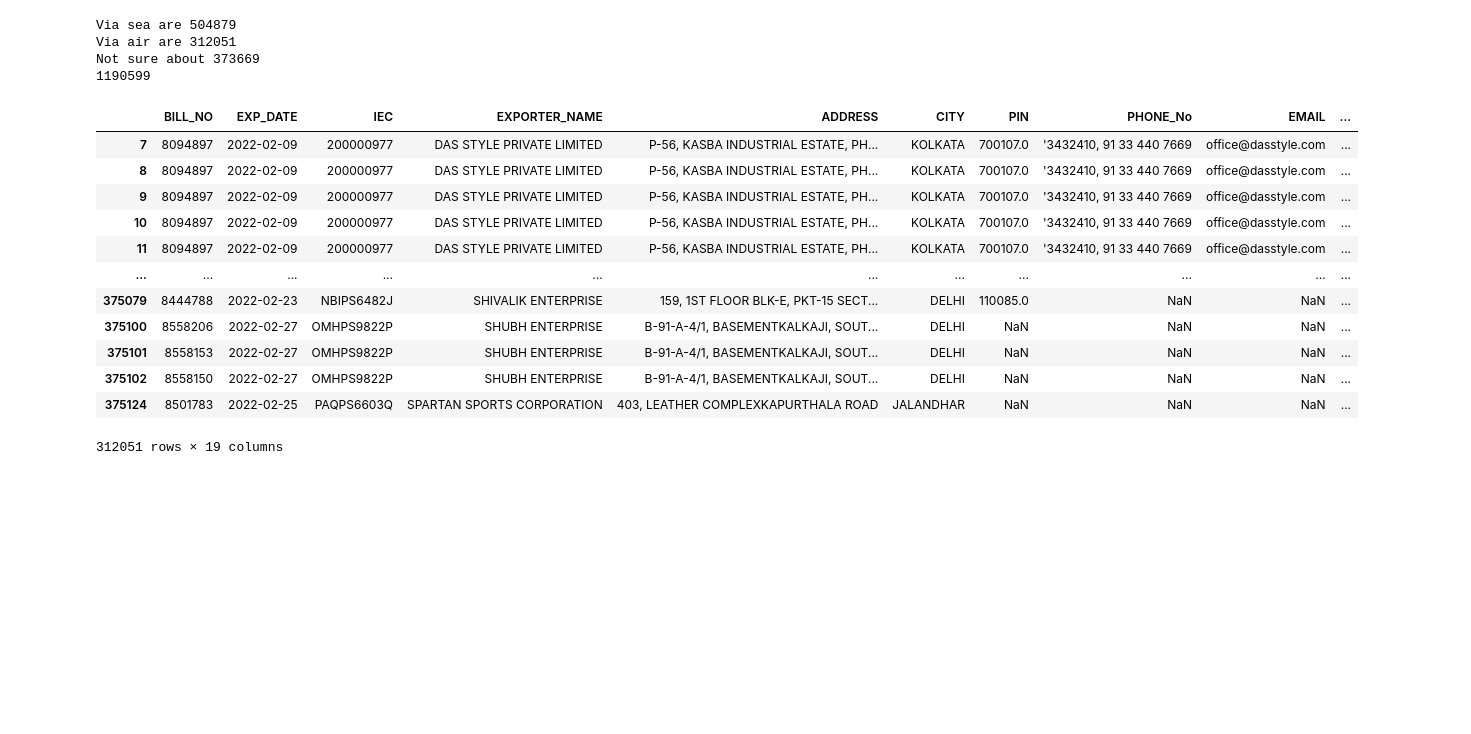
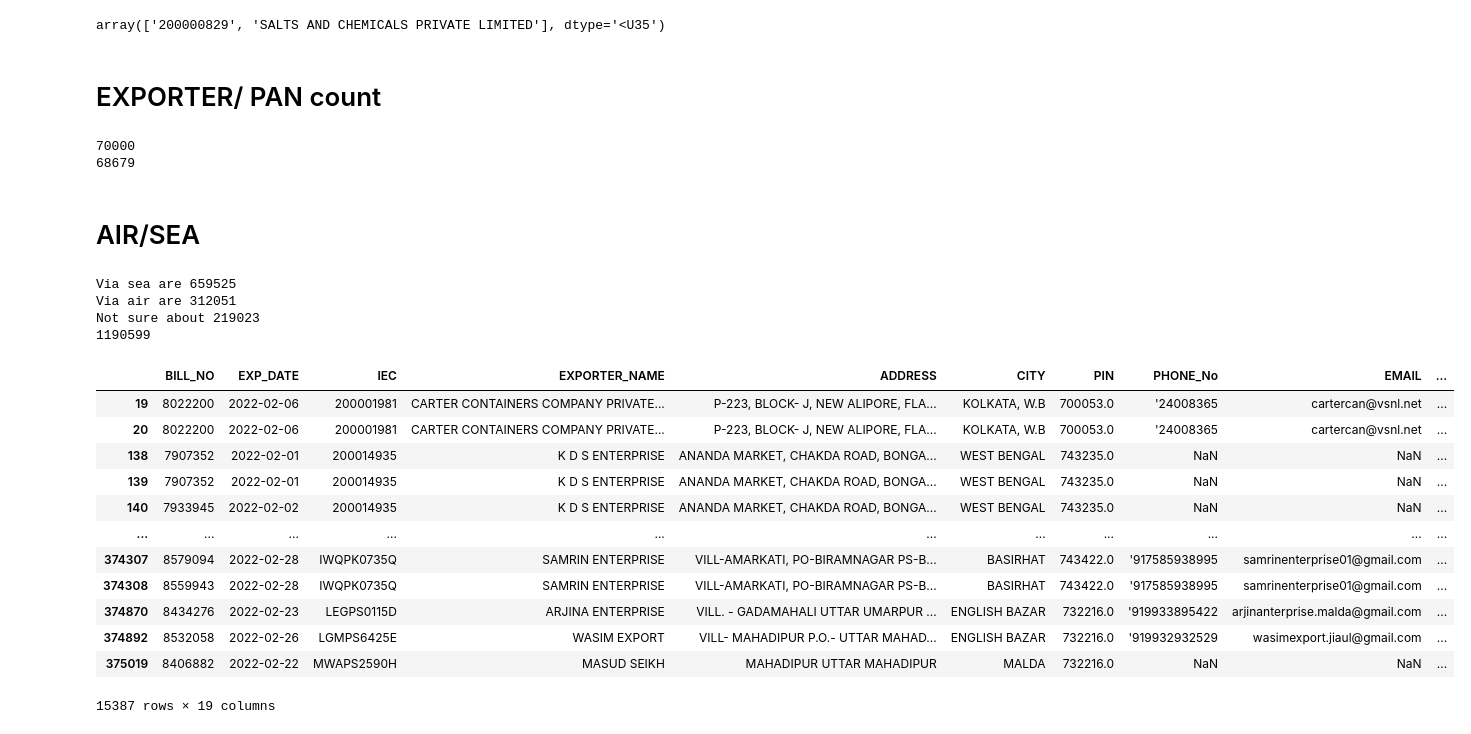
Before and after one commit to Vishalchahar/task0616, a Jupyter notebook: task0616.ipynb, the cells around one changed output. Saved outputs shown, nothing was run; the diff lists cells and outputs as text; code cells hidden in the pictures; blank space fills up the shorter version.

```diff
--- a/task0616.ipynb
+++ b/task0616.ipynb
@@ -22,0 +52,8 @@ df
+# %%
+for i in range(0,1190599):
+    if df.iloc[[i]]['EXPORTER_NAME'].isnull().any():
+        print(df.iloc[[i]]['IEC'])
+        for j in range(0,75087):
+            if str(df.iloc[[i]]['IEC']) == str(df.iloc[[j]]['IEC']) and i!=j:
+                df.iloc[[i]]['EXPORTER_NAME'] = df.iloc[[j]]['EXPORTER_NAME']
+                print(df.iloc[[j]]['EXPORTER_NAME'])
@@ -23,40 +79,54 @@ df
+# %%
+result[4]
+# %% [output]
+array(['200000829', 'SALTS AND CHEMICALS PRIVATE LIMITED'], dtype='<U35')
+# %% [markdown]
+# EXPORTER/ PAN count
+# %%
+print(df['EXPORTER_NAME'].nunique())
+print(df['PAN_NO'].nunique())
+# %% [output]
+70000
+68679
+# %% [markdown]
+# AIR/SEA
 # %%
 sea_port=0
 air=0
-not_sure=0
+via_road=0
 
 for item in df['INDIAN_PORT'].iteritems():
-    if 'SEA' in item[1] or 'PORT' in item[1]:
+    if 'SEA' in item[1] or 'PORT' in item[1] or 'ICD' in item[1] or 'LCS' in item[1]:
         sea_port +=1
     elif 'AIR' in item[1]:
         air+=1
     else:
-        not_sure+=1
+        via_road+=1
 
 print('Via sea are' , sea_port)
 print('Via air are', air)
-print('Not sure about', not_sure)
-print(sea_port + air + not_sure)
+print('Not sure about', via_road)
+print(sea_port + air + via_road)
 
-df_sea =df[df['INDIAN_PORT'].str.contains('SEA' | 'PORT')]
+df_sea =df[df['INDIAN_PORT'].str.contains('LCS')]
 df_air =df[df['INDIAN_PORT'].str.contains('AIR')]
-df_not_sure =df[df['INDIAN_PORT'].str.contains('SEA' | 'PORT' |'AIR')==False]
-df_air
+df_via_road =df[df['INDIAN_PORT'].str.contains('SEA' or 'PORT' or'AIR' or 'ICD' or 'LCS')==False]
+df_sea
 # %% [output]
-Via sea are 504879
+Via sea are 659525
 Via air are 312051
-Not sure about 373669
+Not sure about 219023
 1190599
 |  | BILL_NO | EXP_DATE | IEC | EXPORTER_NAME | ADDRESS | CITY | PIN | PHONE_No | EMAIL | ... |
-| 7 | 8094897 | 2022-02-09 | 200000977 | DAS STYLE PRIVATE LIMITED | P-56, KASBA INDUSTRIAL ESTATE, PH... | KOLKATA | 700107.0 | '3432410, 91 33 440 7669 | office@dasstyle.com | ... |
-| 8 | 8094897 | 2022-02-09 | 200000977 | DAS STYLE PRIVATE LIMITED | P-56, KASBA INDUSTRIAL ESTATE, PH... | KOLKATA | 700107.0 | '3432410, 91 33 440 7669 | office@dasstyle.com | ... |
-| 9 | 8094897 | 2022-02-09 | 200000977 | DAS STYLE PRIVATE LIMITED | P-56, KASBA INDUSTRIAL ESTATE, PH... | KOLKATA | 700107.0 | '3432410, 91 33 440 7669 | office@dasstyle.com | ... |
-| 10 | 8094897 | 2022-02-09 | 200000977 | DAS STYLE PRIVATE LIMITED | P-56, KASBA INDUSTRIAL ESTATE, PH... | KOLKATA | 700107.0 | '3432410, 91 33 440 7669 | office@dasstyle.com | ... |
-| 11 | 8094897 | 2022-02-09 | 200000977 | DAS STYLE PRIVATE LIMITED | P-56, KASBA INDUSTRIAL ESTATE, PH... | KOLKATA | 700107.0 | '3432410, 91 33 440 7669 | office@dasstyle.com | ... |
+| 19 | 8022200 | 2022-02-06 | 200001981 | CARTER CONTAINERS COMPANY PRIVATE... | P-223, BLOCK- J, NEW ALIPORE, FLA... | KOLKATA, W.B | 700053.0 | '24008365 | cartercan@vsnl.net | ... |
+| 20 | 8022200 | 2022-02-06 | 200001981 | CARTER CONTAINERS COMPANY PRIVATE... | P-223, BLOCK- J, NEW ALIPORE, FLA... | KOLKATA, W.B | 700053.0 | '24008365 | cartercan@vsnl.net | ... |
+| 138 | 7907352 | 2022-02-01 | 200014935 | K D S ENTERPRISE | ANANDA MARKET, CHAKDA ROAD, BONGA... | WEST BENGAL | 743235.0 | NaN | NaN | ... |
+| 139 | 7907352 | 2022-02-01 | 200014935 | K D S ENTERPRISE | ANANDA MARKET, CHAKDA ROAD, BONGA... | WEST BENGAL | 743235.0 | NaN | NaN | ... |
+| 140 | 7933945 | 2022-02-02 | 200014935 | K D S ENTERPRISE | ANANDA MARKET, CHAKDA ROAD, BONGA... | WEST BENGAL | 743235.0 | NaN | NaN | ... |
 | ... | ... | ... | ... | ... | ... | ... | ... | ... | ... | ... |
-| 375079 | 8444788 | 2022-02-23 | NBIPS6482J | SHIVALIK ENTERPRISE | 159, 1ST FLOOR BLK-E, PKT-15 SECT... | DELHI | 110085.0 | NaN | NaN | ... |
-| 375100 | 8558206 | 2022-02-27 | OMHPS9822P | SHUBH ENTERPRISE | B-91-A-4/1, BASEMENTKALKAJI, SOUT... | DELHI | NaN | NaN | NaN | ... |
-| 375101 | 8558153 | 2022-02-27 | OMHPS9822P | SHUBH ENTERPRISE | B-91-A-4/1, BASEMENTKALKAJI, SOUT... | DELHI | NaN | NaN | NaN | ... |
-| 375102 | 8558150 | 2022-02-27 | OMHPS9822P | SHUBH ENTERPRISE | B-91-A-4/1, BASEMENTKALKAJI, SOUT... | DELHI | NaN | NaN | NaN | ... |
-| 375124 | 8501783 | 2022-02-25 | PAQPS6603Q | SPARTAN SPORTS CORPORATION | 403, LEATHER COMPLEXKAPURTHALA ROAD | JALANDHAR | NaN | NaN | NaN | ... |
+| 374307 | 8579094 | 2022-02-28 | IWQPK0735Q | SAMRIN ENTERPRISE | VILL-AMARKATI, PO-BIRAMNAGAR PS-B... | BASIRHAT | 743422.0 | '917585938995 | samrinenterprise01@gmail.com | ... |
+| 374308 | 8559943 | 2022-02-28 | IWQPK0735Q | SAMRIN ENTERPRISE | VILL-AMARKATI, PO-BIRAMNAGAR PS-B... | BASIRHAT | 743422.0 | '917585938995 | samrinenterprise01@gmail.com | ... |
+| 374870 | 8434276 | 2022-02-23 | LEGPS0115D | ARJINA ENTERPRISE | VILL. - GADAMAHALI UTTAR UMARPUR ... | ENGLISH BAZAR | 732216.0 | '919933895422 | arjinanterprise.malda@gmail.com | ... |
+| 374892 | 8532058 | 2022-02-26 | LGMPS6425E | WASIM EXPORT | VILL- MAHADIPUR P.O.- UTTAR MAHAD... | ENGLISH BAZAR | 732216.0 | '919932932529 | wasimexport.jiaul@gmail.com | ... |
+| 375019 | 8406882 | 2022-02-22 | MWAPS2590H | MASUD SEIKH | MAHADIPUR UTTAR MAHADIPUR | MALDA | 732216.0 | NaN | NaN | ... |
-312051 rows × 19 columns
+15387 rows × 19 columns
```
Also changed, not shown: parts of 19 cells of this notebook.
